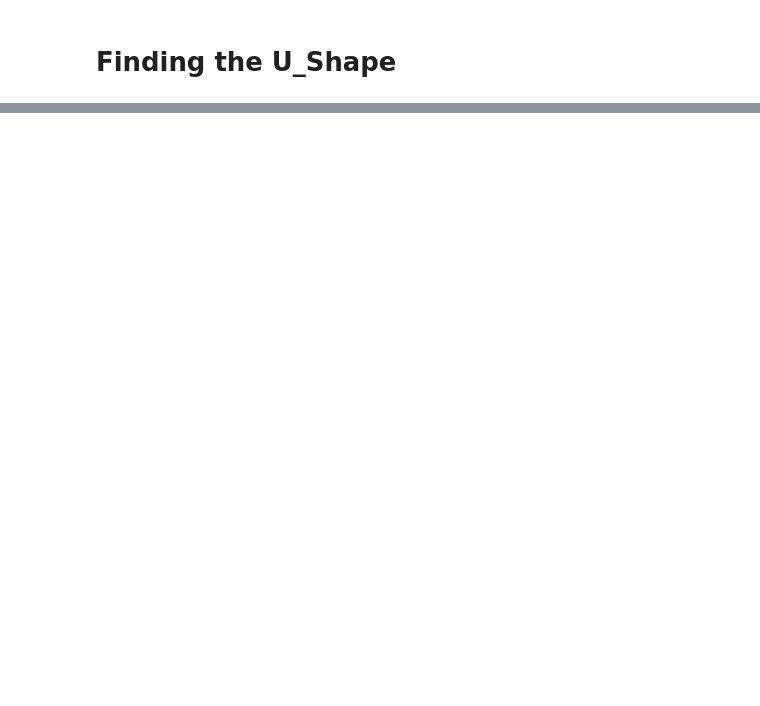
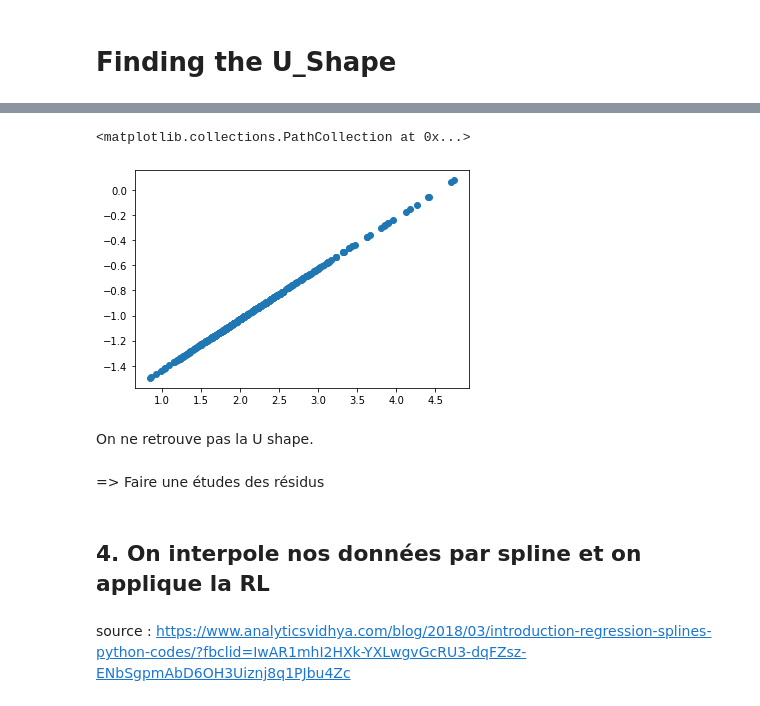
Before and after one commit to sophiayazzourh/Projet_Innovation_Recherche, a Jupyter notebook: U_shape_on_given_data.ipynb, the cells around one changed output, grey strips where cells are left out. Saved outputs shown, nothing was run; the diff lists cells and outputs as text; code cells hidden in the pictures; blank space fills up the shorter version.

```diff
--- a/U_shape_on_given_data.ipynb
+++ b/U_shape_on_given_data.ipynb
@@ -47,0 +56,12 @@ array=[5.   2.78 3.17 2.8  2.63 3.05 2.26 2.63 2.54 2.36 2.59 3.62 3.88 4.7
+# %%
+## calcul logit P
+import statsmodels.api as sm
+
+x = data["Fibri2"]  #data["fibrinogene"]
+y = data["transfusion CG"]
+x_stat = sm.add_constant(x)
+
+model = sm.Logit(y, x_stat)
+result = model.fit()
+
+result.summary()
@@ -47,0 +83,18 @@ array=[5.   2.78 3.17 2.8  2.63 3.05 2.26 2.63 2.54 2.36 2.59 3.62 3.88 4.7
+# %%
+alpha = -1.8400
+beta = 0.4042
+logitP = alpha + beta*x
+# %%
+#plt.scatter(data["fibrinogene"], logit(prob(data[np.where(data["transfusion CG"]==1)[0]])))
+plt.scatter(x, logitP)
+# %% [output]
+<matplotlib.collections.PathCollection at 0x...>
+[figure, added]
+# %% [markdown]
+On ne retrouve pas la U shape.
+# %% [markdown]
+=> Faire une études des résidus
+# %% [markdown]
+## 4. On interpole nos données par spline et on applique la RL
+# %% [markdown]
+source : https://www.analyticsvidhya.com/blog/2018/03/introduction-regression-splines-python-codes/?fbclid=IwAR1mhI2HXk-YXLwgvGcRU3-dqFZsz-ENbSgpmAbD6OH3Uiznj8q1PJbu4Zc
```
Also changed, not shown: parts of 32 cells of this notebook, 4 other files.
